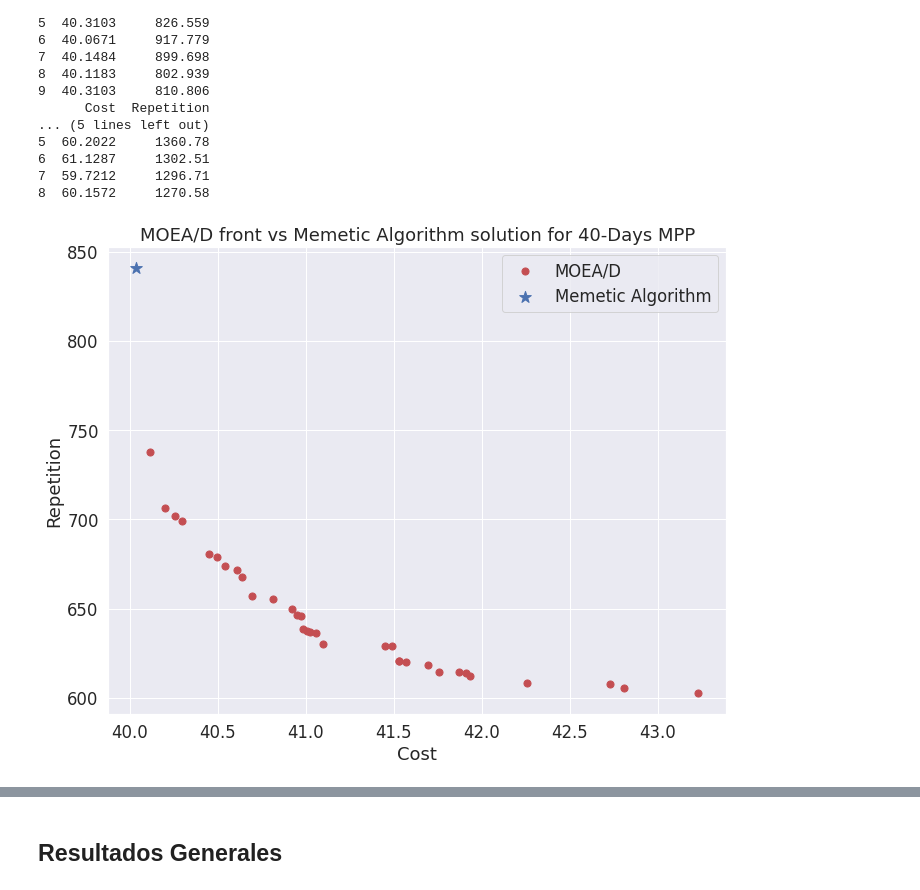
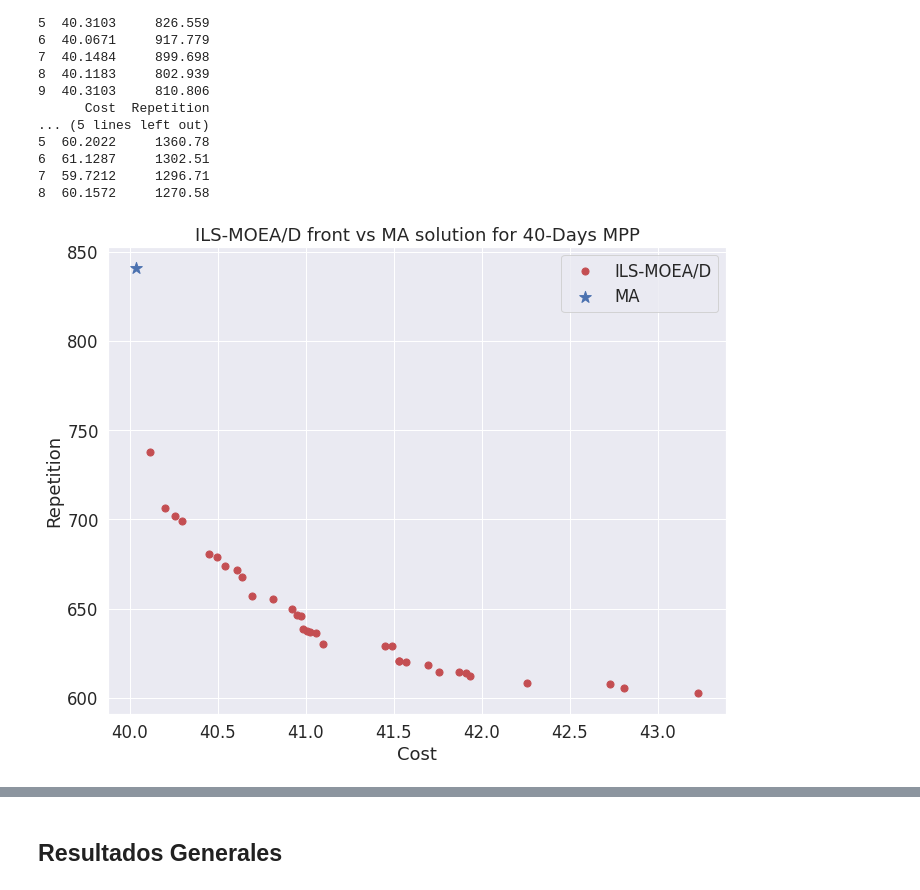
Before and after one commit to Tomas-Morph/MenuPlanning_MOEAD_Mathematics, a Jupyter notebook: notebooks/analyze_experiments_and_plots_insurgente.ipynb, the cells around one changed output, grey strips where cells are left out. Saved outputs shown, nothing was run; the diff lists cells and outputs as text; code cells hidden in the pictures.

```diff
--- a/notebooks/analyze_experiments_and_plots_insurgente.ipynb
+++ b/notebooks/analyze_experiments_and_plots_insurgente.ipynb
@@ -440,12 +440,12 @@ print(mono_front_60_df)
 # %%
 mono_best_cost_40 = 40.0383
 mono_best_rep_40 = 840.869
 
 compare_fronts(multi_front_40_df, mono_x = mono_best_cost_40, mono_y = mono_best_rep_40,
-               title='MOEA/D front vs Memetic Algorithm solution for 40-Days MPP',
-               multi_label='MOEA/D', mono_label = 'Memetic Algorithm', figure_name='MOEAD_40-Days_front_vs_Memetic_best.png')
+               title='ILS-MOEA/D front vs MA solution for 40-Days MPP',
+               multi_label='ILS-MOEA/D', mono_label = 'MA', figure_name='MOEAD_40-Days_front_vs_Memetic_best.png')
 # %% [output]
-[figure, old version]
+[figure, new version]
 # %%
 mono_best_cost_60 = 59.7212
 mono_best_rep_60 = 1283.70
```
Also changed, not shown: parts of 19 cells of this notebook, 28 other files.
